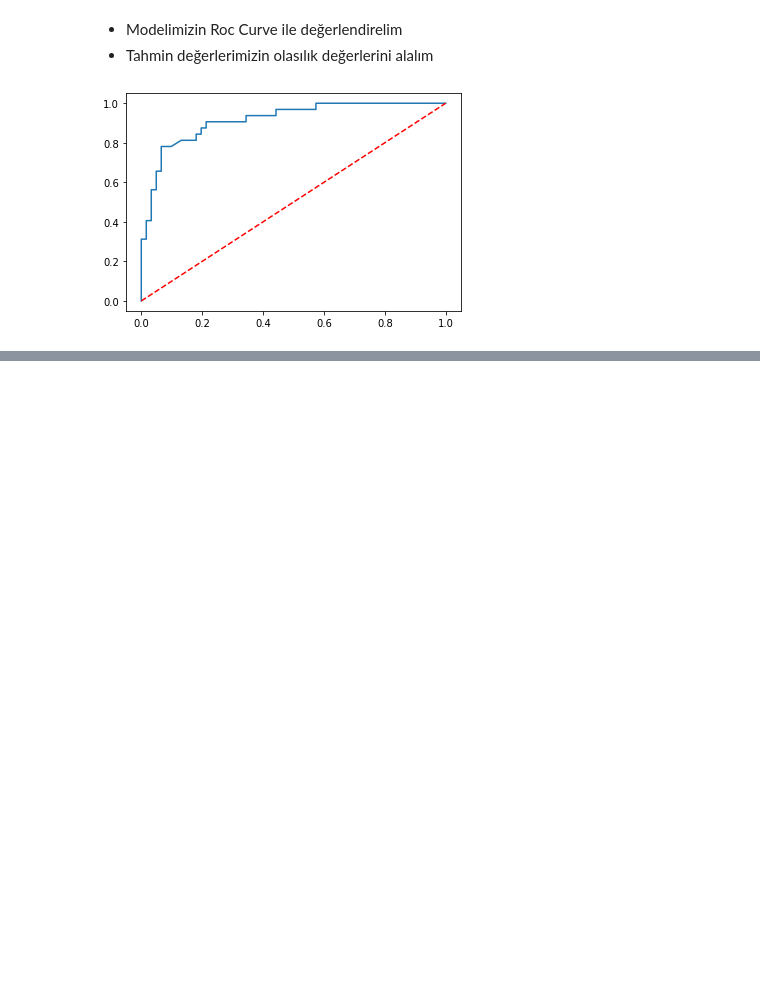
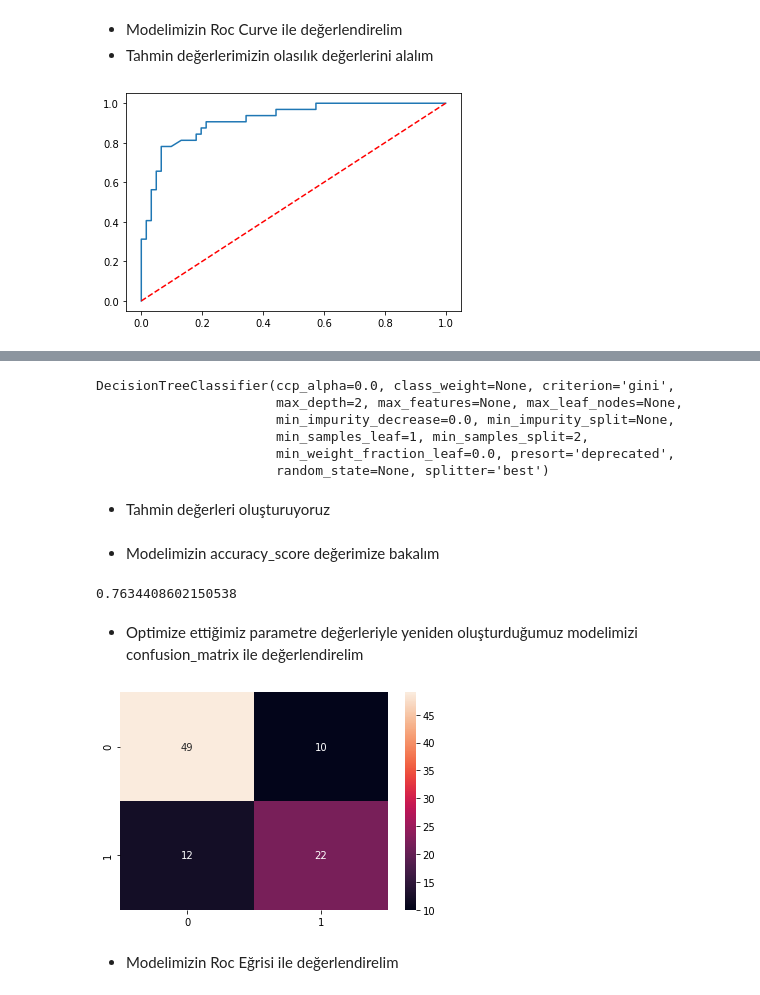
Before and after one commit to TheKoray/KNN-Tree-Ensemble-Algorithms, a Jupyter notebook: Biomechanical.ipynb, the cells around one changed output, grey strips where cells are left out. Cells and saved outputs as stored; diff of their text form; code cells hidden in the pictures; blank space fills up the shorter version.

```diff
--- a/Biomechanical.ipynb
+++ b/Biomechanical.ipynb
@@ -882,0 +941,2 @@ plt.plot([0,1],[0,1],'r--');
+# %%
+dtc_cv.fit(x_train,y_train)
@@ -882,0 +1018,2 @@ plt.plot([0,1],[0,1],'r--');
+# %%
+dtc_tuned = DecisionTreeClassifier(max_depth=2 , min_samples_split=2)
@@ -882,0 +1022,33 @@ plt.plot([0,1],[0,1],'r--');
+# %%
+dtc_tuned.fit(x_train,y_train)
+# %% [output]
+DecisionTreeClassifier(ccp_alpha=0.0, class_weight=None, criterion='gini',
+                       max_depth=2, max_features=None, max_leaf_nodes=None,
+                       min_impurity_decrease=0.0, min_impurity_split=None,
+                       min_samples_leaf=1, min_samples_split=2,
+                       min_weight_fraction_leaf=0.0, presort='deprecated',
+                       random_state=None, splitter='best')
+# %% [markdown]
+- Tahmin değerleri oluşturuyoruz
+# %%
+y_pred_tuned = dtc_tuned.predict(x_test)
+# %% [markdown]
+- Modelimizin accuracy_score değerimize bakalım
+# %%
+from sklearn.metrics import accuracy_score
+
+accuracy_score(y_pred_tuned,y_test)
+# %% [output]
+0.7634408602150538
+# %% [markdown]
+- Optimize ettiğimiz parametre değerleriyle yeniden oluşturduğumuz modelimizi confusion_matrix ile değerlendirelim
+# %%
+from sklearn.metrics import confusion_matrix
+import seaborn as sns
+
+cm_tuned = confusion_matrix(y_pred_tuned,y_test)
+sns.heatmap(cm_tuned,annot=True);
+# %% [output]
+[figure, added]
+# %% [markdown]
+- Modelimizin Roc Eğrisi ile değerlendirelim
```
Also changed, not shown: parts of 24 cells of this notebook.
